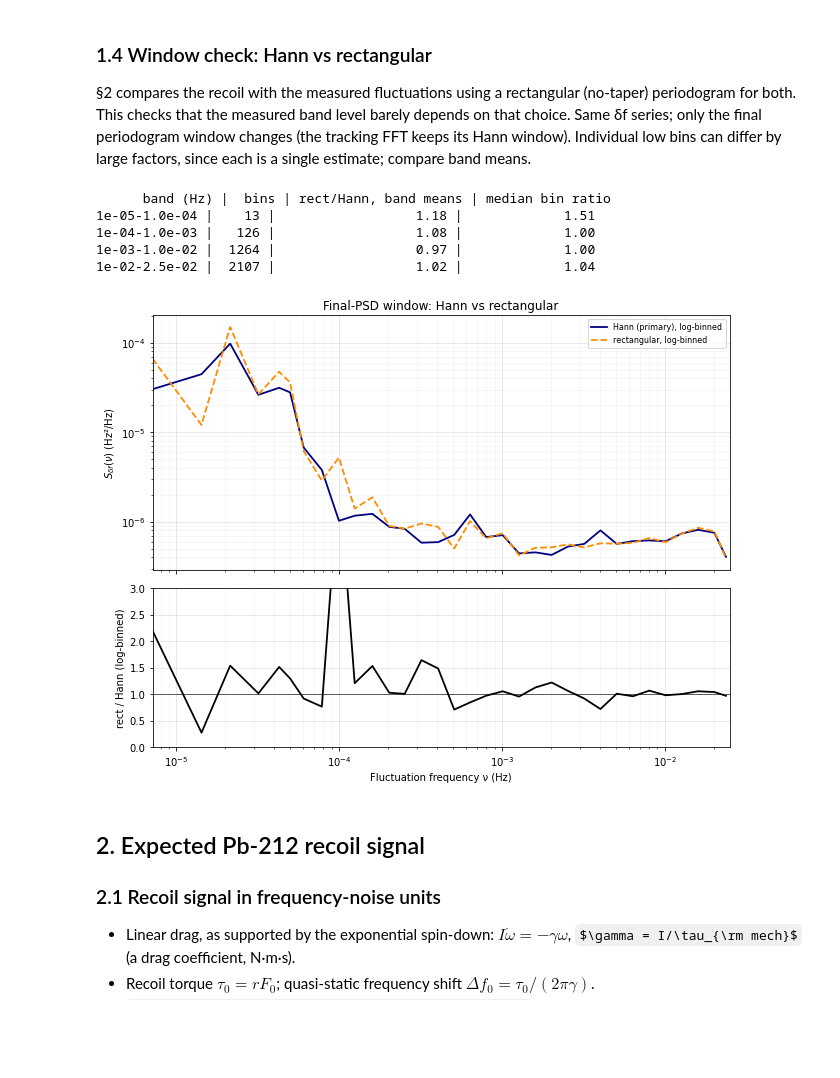
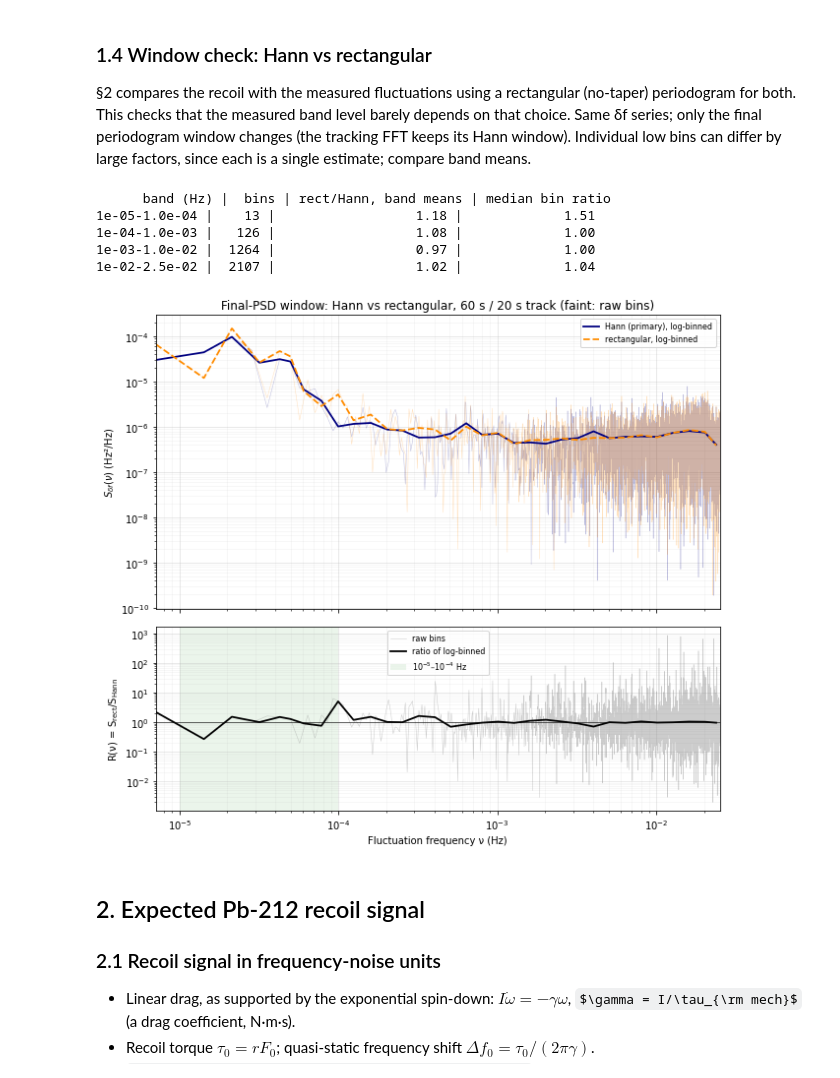
Before and after one commit to Moore-Lab/Decay-Sail, a Jupyter notebook: analysis/noise_budget_20260911_clean.ipynb, the cells around one changed output. Cells and saved outputs as stored; diff of their text form; code cells hidden in the pictures; some formulas as TeX source; blank space fills up the shorter version.

```diff
--- a/analysis/noise_budget_20260911_clean.ipynb
+++ b/analysis/noise_budget_20260911_clean.ipynb
@@ -53,6 +54,12 @@ def load(path):
     print(f'{os.path.basename(path)}: {len(y)/fs/3600:.2f} h, {len(g0)} segments, max gap {gap:.3f} s')
     return y, t, fs
 
+def to_1hz(y, t, fs):
+    n = int(len(y) // fs * fs); k = int(fs)
+    return y[:n].reshape(-1, k).mean(1), t[:n].reshape(-1, k).mean(1)
+
 les, t_les, fs = load(f'{DATA}/{LES_FILE}')
+pd_raw, t_pd, fs_pd = load(f'{DATA}/{PD_FILE}')
+pd1, tpd1 = to_1hz(pd_raw, t_pd, fs_pd); del pd_raw, t_pd      # PD at 1 Hz
 # %% [output]
 Y1_RDS-LES_YAW_IN1_DQ_1473204000_1473376497.h5: 47.92 h, 288 segments, max gap 0.000 s
@@ -109,11 +118,16 @@ print(f'fs = {fs_d:g} Hz; base tracker {WIN_BASE:.0f} s window, {STEP_BASE:.0f}
       f'bin df_rotor = {fs_d/int(WIN_BASE*fs_d)/DIVISOR*1e3:.2f} mHz')
 print(f'{len(T)} estimates, FR {FR.min():.4f}..{FR.max():.4f} Hz, median SNR {np.median(SNR):.0f}')
 
-fig, ax = plt.subplots(figsize=(13, 3.5))
-ax.plot(H_ALL, FR, '.', ms=2, color='navy'); ax.set_ylabel('rotor frequency (Hz)')
-ax.axvspan(*WIN_H, color='green', alpha=0.07); ax.grid(alpha=.3)
-ax.set_xlabel('hours since first estimate')
-ax.set_title(f'Base track, whole file; shaded = analysis window {WIN_H[0]}-{WIN_H[1]} h')
+# PD averaged over exactly the base tracker's windows -> same time grid as FR
+PDW = np.array([pd1[(tpd1 >= tc - WIN_BASE/2) & (tpd1 < tc + WIN_BASE/2)].mean() for tc in T])
+
+fig, ax = plt.subplots(2, 1, figsize=(13, 6), sharex=True)
+ax[0].plot(H_ALL, FR, '.', ms=2, color='navy'); ax[0].set_ylabel('rotor frequency (Hz)')
+ax[1].plot(H_ALL, PDW, '.', ms=2, color='darkorange'); ax[1].set_ylabel(f'PD (counts, {WIN_BASE:.0f} s windows)')
+for a in ax:
+    a.axvspan(*WIN_H, color='green', alpha=0.07); a.grid(alpha=.3)
+ax[1].set_xlabel('hours since first estimate')
+ax[0].set_title(f'Base track and laser PD, whole file; shaded = analysis window {WIN_H[0]}-{WIN_H[1]} h')
 plt.tight_layout(); plt.show()
 # %% [output]
 fs = 16 Hz; base tracker 150 s window, 60 s step, bin df_rotor = 3.33 mHz
@@ -234,30 +248,35 @@ differ by large factors, since each is a single estimate; compare band means.
 # %%
 _, S_df_rect = periodogram(delta_f, fs=fs_p, window='boxcar', detrend=False)
 _, S_lb_rect, _ = log_bin(nu_p, S_df_rect)
 R_win = S_df_rect/np.where(S_df > 0, S_df, np.nan)
 
 print(f"{'band (Hz)':>15} | {'bins':>5} | {'rect/Hann, band means':>21} | {'median bin ratio':>16}")
 for lo, hi in ((1e-5, 1e-4), (1e-4, 1e-3), (1e-3, 1e-2), (1e-2, fs_p/2)):
     b = band(nu_p, lo, hi)
     print(f'{lo:.0e}-{hi:.1e} | {b.sum():5d} | {S_df_rect[b].mean()/S_df[b].mean():21.2f} | {np.median(R_win[b]):16.2f}')
 
-fig, ax = plt.subplots(2, 1, figsize=(9, 7), sharex=True, gridspec_kw=dict(height_ratios=[1.6, 1]))
+fig, ax = plt.subplots(2, 1, figsize=(9, 8), sharex=True, gridspec_kw=dict(height_ratios=[1.6, 1]))
+ax[0].loglog(nu_p[1:], S_df[1:], color='navy', lw=0.5, alpha=0.25)
+ax[0].loglog(nu_p[1:], S_df_rect[1:], color='darkorange', lw=0.5, alpha=0.25)
 ax[0].loglog(nu_lb, S_lb, color='navy', lw=1.8, label='Hann (primary), log-binned')
 ax[0].loglog(nu_lb, S_lb_rect, color='darkorange', lw=1.8, ls='--', label='rectangular, log-binned')
 ax[0].set_ylabel('$S_{\\delta f}(\\nu)$ (Hz²/Hz)'); ax[0].legend(fontsize=8)
-ax[0].set_title('Final-PSD window: Hann vs rectangular')
-ax[1].semilogx(nu_lb, S_lb_rect/S_lb, color='k', lw=1.8)
-ax[1].axhline(1, color='k', lw=0.6); ax[1].set_ylim(0, 3)
-ax[1].set_ylabel('rect / Hann (log-binned)'); ax[1].set_xlabel('Fluctuation frequency ν (Hz)')
+ax[0].set_title(f'Final-PSD window: Hann vs rectangular, {WIN_P:.0f} s / {STEP_P:.0f} s track (faint: raw bins)')
+ax[1].loglog(nu_p[1:], R_win[1:], color='gray', lw=0.5, alpha=0.4, label='raw bins')
+ax[1].loglog(nu_lb, S_lb_rect/S_lb, color='k', lw=1.8, label='ratio of log-binned')
+ax[1].axhline(1, color='k', lw=0.6)
+ax[1].axvspan(1e-5, 1e-4, color='green', alpha=0.08, lw=0, label='10$^{-5}$–10$^{-4}$ Hz')
+ax[1].set_ylabel('R(ν) = S$_{\\rm rect}$/S$_{\\rm Hann}$'); ax[1].set_xlabel('Fluctuation frequency ν (Hz)')
+ax[1].legend(fontsize=8)
 for a in ax: a.grid(which='major', alpha=0.35); a.grid(which='minor', alpha=0.12); a.set_xlim(nu_p[1], fs_p/2)
 plt.tight_layout(); plt.show()
 # %% [output]
       band (Hz) |  bins | rect/Hann, band means | median bin ratio
 1e-05-1.0e-04 |    13 |                  1.18 |             1.51
 1e-04-1.0e-03 |   126 |                  1.08 |             1.00
 1e-03-1.0e-02 |  1264 |                  0.97 |             1.00
 1e-02-2.5e-02 |  2107 |                  1.02 |             1.04
-[figure, old version]
+[figure, new version]
 # %% [markdown]
 ## 2. Expected Pb-212 recoil signal
 
```
Also changed, not shown: parts of 4 cells of this notebook.
